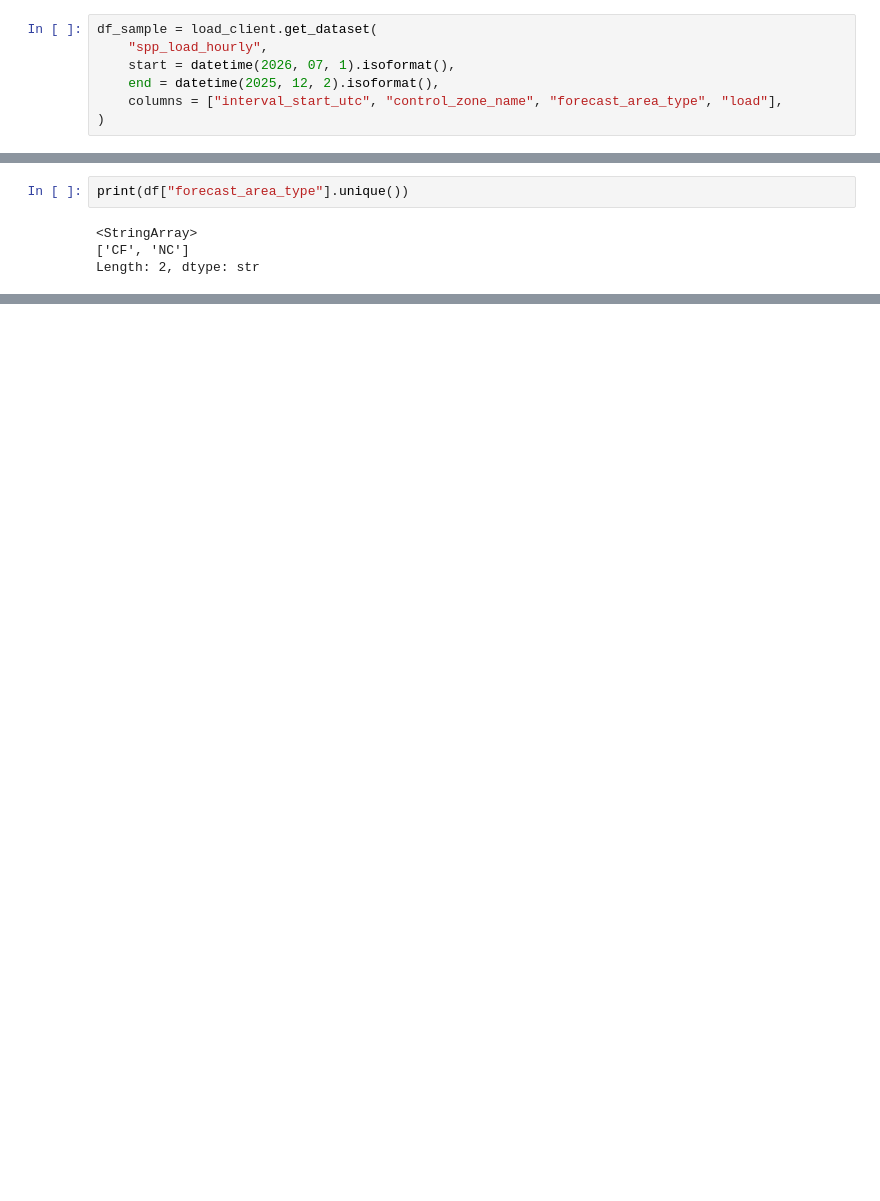
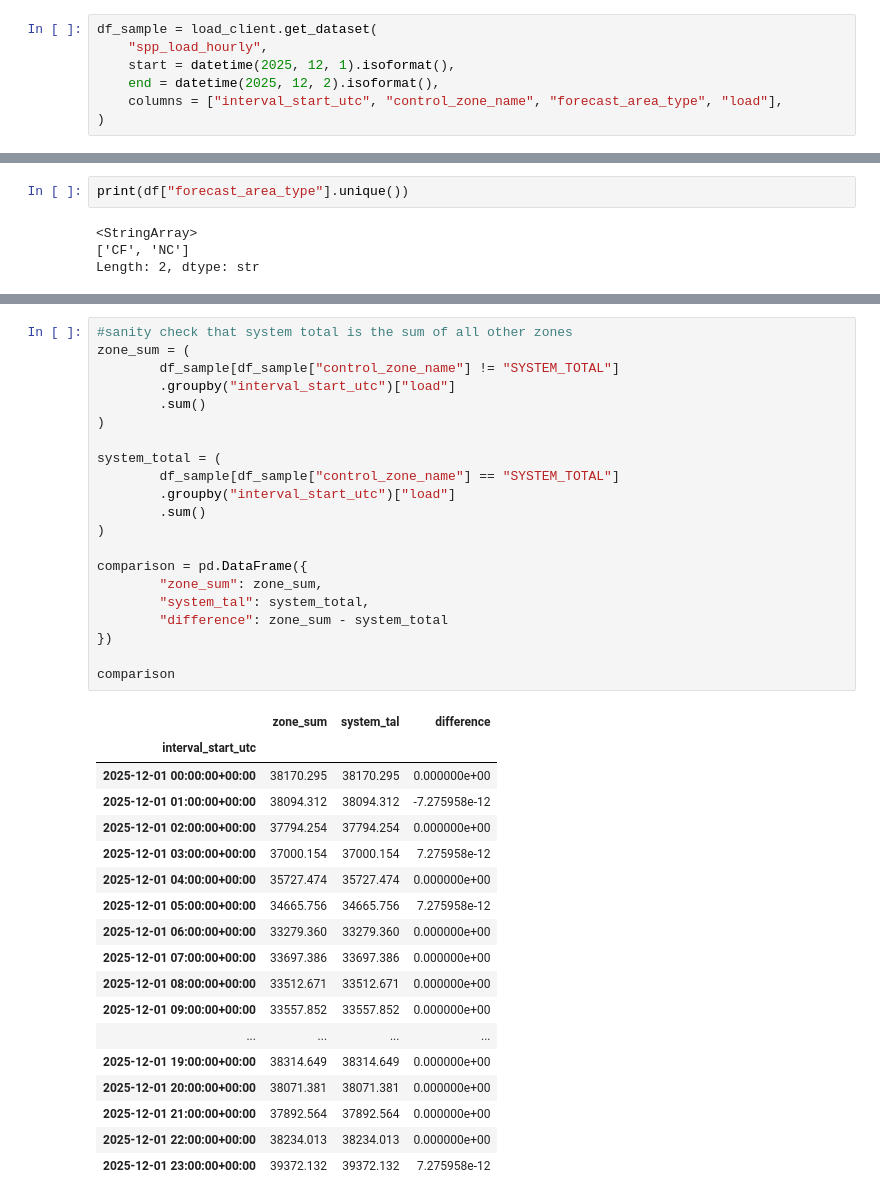
Before and after one commit to maxwellgriffith345/LoadForecast, a Jupyter notebook: notebooks/Prod.ipynb, the cells around one changed output, grey strips where cells are left out. Saved outputs shown, nothing was run; the diff lists cells and outputs as text; blank space fills up the shorter version.

Commit message:
added new load pull for agg

```diff
--- a/notebooks/Prod.ipynb
+++ b/notebooks/Prod.ipynb
@@ -392,7 +398,7 @@ df = load_client.get_dataset(
 # %%
 df_sample = load_client.get_dataset(
     "spp_load_hourly",
-    start = datetime(2026, 07, 1).isoformat(),
+    start = datetime(2025, 12, 1).isoformat(),
     end = datetime(2025, 12, 2).isoformat(),
     columns = ["interval_start_utc", "control_zone_name", "forecast_area_type", "load"],
 )
@@ -418,0 +436,40 @@ Length: 2, dtype: str
+# %%
+#sanity check that system total is the sum of all other zones
+zone_sum = (
+        df_sample[df_sample["control_zone_name"] != "SYSTEM_TOTAL"]
+        .groupby("interval_start_utc")["load"]
+        .sum()
+)
+
+system_total = (
+        df_sample[df_sample["control_zone_name"] == "SYSTEM_TOTAL"]
+        .groupby("interval_start_utc")["load"]
+        .sum()
+)
+
+comparison = pd.DataFrame({
+        "zone_sum": zone_sum,
+        "system_tal": system_total,
+        "difference": zone_sum - system_total
+})
+
+comparison
+# %% [output]
+|  | zone_sum | system_tal | difference |
+| interval_start_utc |  |  |  |
+| 2025-12-01 00:00:00+00:00 | 38170.295 | 38170.295 | 0.000000e+00 |
+| 2025-12-01 01:00:00+00:00 | 38094.312 | 38094.312 | -7.275958e-12 |
+| 2025-12-01 02:00:00+00:00 | 37794.254 | 37794.254 | 0.000000e+00 |
+| 2025-12-01 03:00:00+00:00 | 37000.154 | 37000.154 | 7.275958e-12 |
+| 2025-12-01 04:00:00+00:00 | 35727.474 | 35727.474 | 0.000000e+00 |
+| 2025-12-01 05:00:00+00:00 | 34665.756 | 34665.756 | 7.275958e-12 |
+| 2025-12-01 06:00:00+00:00 | 33279.360 | 33279.360 | 0.000000e+00 |
+| 2025-12-01 07:00:00+00:00 | 33697.386 | 33697.386 | 0.000000e+00 |
+| 2025-12-01 08:00:00+00:00 | 33512.671 | 33512.671 | 0.000000e+00 |
+| 2025-12-01 09:00:00+00:00 | 33557.852 | 33557.852 | 0.000000e+00 |
+| ... | ... | ... | ... |
+| 2025-12-01 19:00:00+00:00 | 38314.649 | 38314.649 | 0.000000e+00 |
+| 2025-12-01 20:00:00+00:00 | 38071.381 | 38071.381 | 0.000000e+00 |
+| 2025-12-01 21:00:00+00:00 | 37892.564 | 37892.564 | 0.000000e+00 |
+| 2025-12-01 22:00:00+00:00 | 38234.013 | 38234.013 | 0.000000e+00 |
+| 2025-12-01 23:00:00+00:00 | 39372.132 | 39372.132 | 7.275958e-12 |
```
Also changed, not shown: parts of 4 cells of this notebook, 1 other file.
